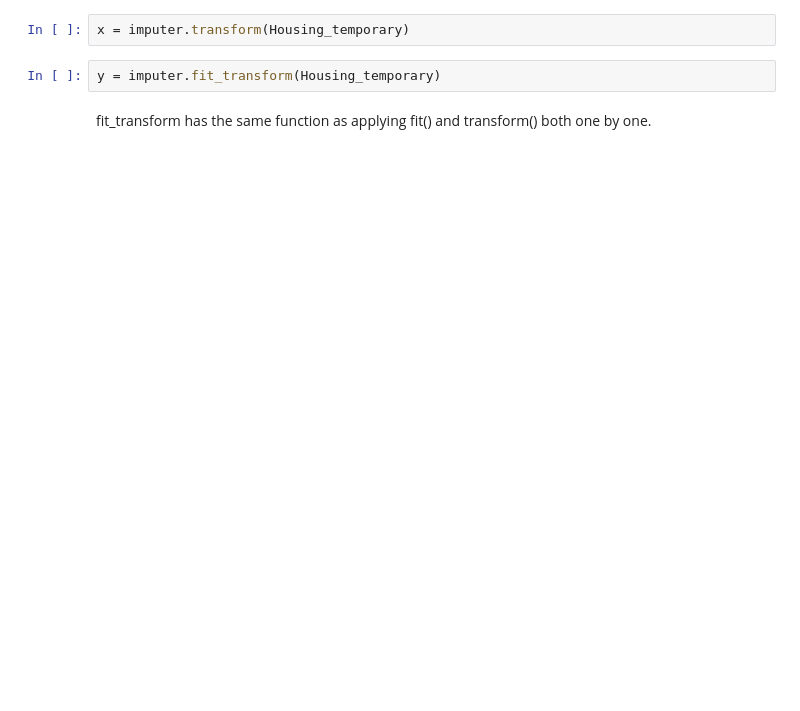
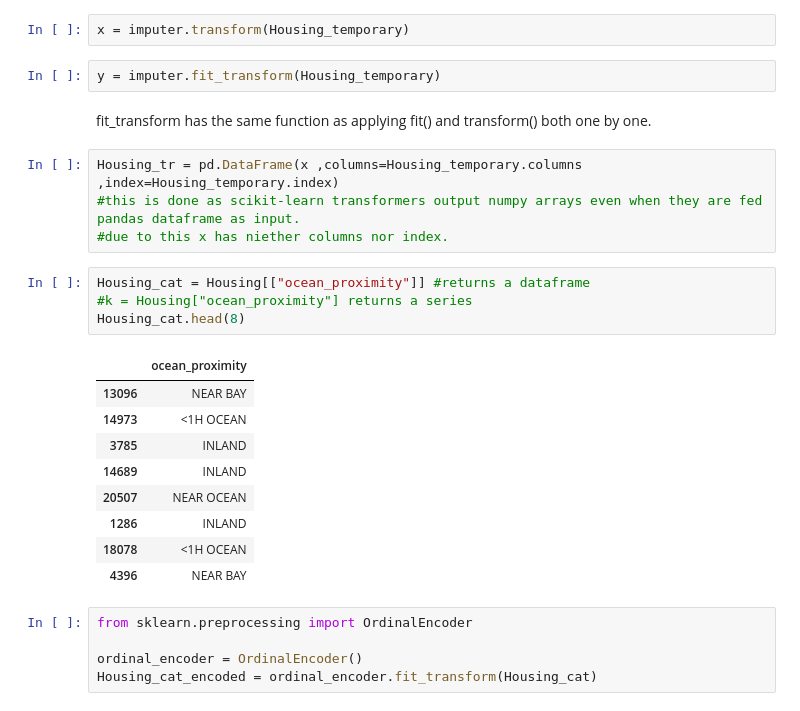
Before and after one commit to wwhz2-rpm/example_model, a Jupyter notebook: mY_fIRST_mODEL.ipynb, the cells around one changed output. Cells and saved outputs as stored; diff of their text form; blank space fills up the shorter version.

Commit message:
Categorical attributes done

```diff
--- a/mY_fIRST_mODEL.ipynb
+++ b/mY_fIRST_mODEL.ipynb
@@ -355,3 +357,26 @@ x = imputer.transform(Housing_temporary)
 y = imputer.fit_transform(Housing_temporary)
 # %% [markdown]
 fit_transform has the same function as applying fit() and transform() both one by one.
+# %%
+Housing_tr = pd.DataFrame(x ,columns=Housing_temporary.columns ,index=Housing_temporary.index)
+#this is done as scikit-learn transformers output numpy arrays even when they are fed pandas dataframe as input.
+#due to this x has niether columns nor index.
+# %%
+Housing_cat = Housing[["ocean_proximity"]] #returns a dataframe
+#k = Housing["ocean_proximity"] returns a series
+Housing_cat.head(8)
+# %% [output]
+|  | ocean_proximity |
+| 13096 | NEAR BAY |
+| 14973 | <1H OCEAN |
+| 3785 | INLAND |
+| 14689 | INLAND |
+| 20507 | NEAR OCEAN |
+| 1286 | INLAND |
+| 18078 | <1H OCEAN |
+| 4396 | NEAR BAY |
+# %%
+from sklearn.preprocessing import OrdinalEncoder
+
+ordinal_encoder = OrdinalEncoder()
+Housing_cat_encoded = ordinal_encoder.fit_transform(Housing_cat)
```
Also changed, not shown: parts of 11 cells of this notebook.
